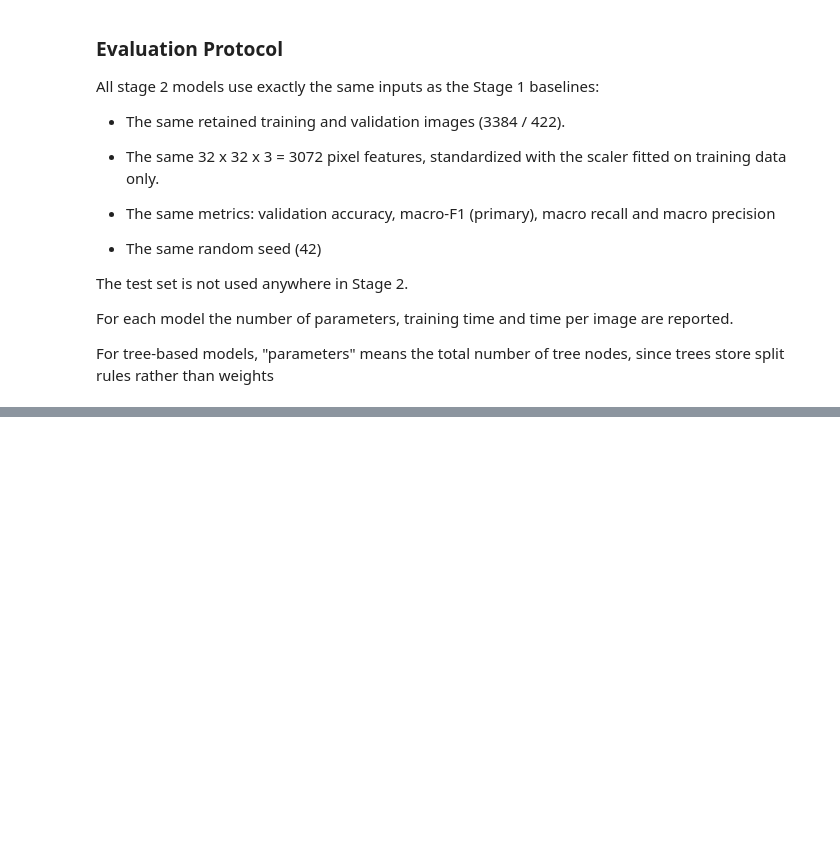
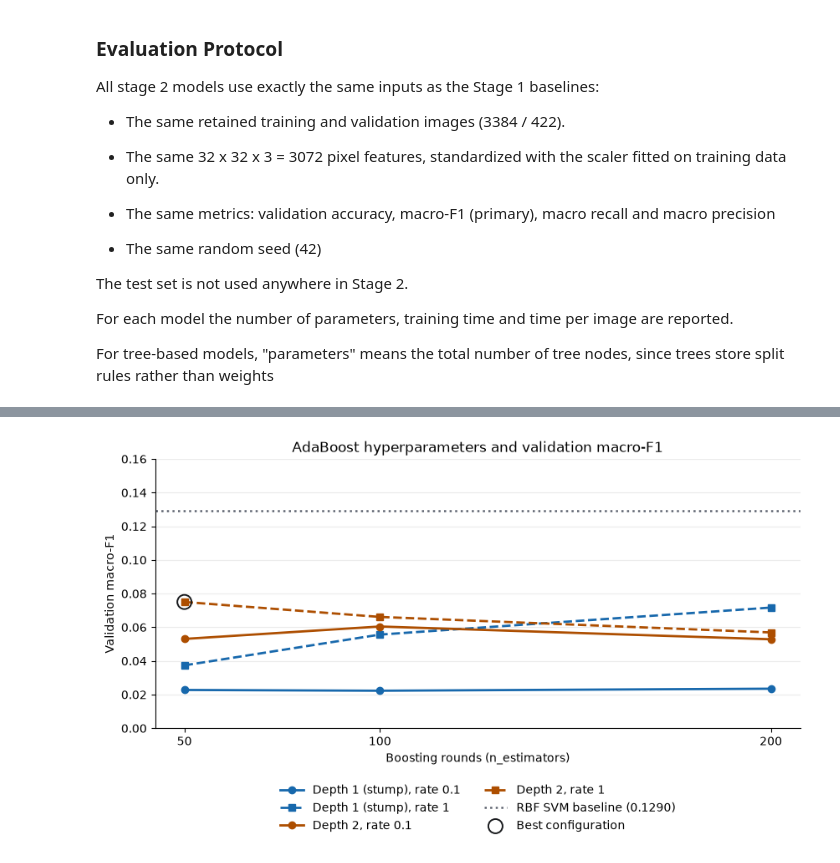
Before and after one commit to lmurariuUWO/DS3000_Project_Group04, a Jupyter notebook: DS3000_Project_Group04.ipynb, the cells around one changed output, grey strips where cells are left out. Saved outputs shown, nothing was run; the diff lists cells and outputs as text; code cells hidden in the pictures; blank space fills up the shorter version.

Commit message:
adaboosting, xgboosting and graphs

```diff
--- a/DS3000_Project_Group04.ipynb
+++ b/DS3000_Project_Group04.ipynb
@@ -787,0 +826,57 @@ Classes in training data: 27
+# %%
+from ast import literal_eval
+import matplotlib.pyplot as plt
+
+
+def plot_boosting_grid(model_name, trials, svm_f1):
+    """Compare validation macro-F1 across the tested boosting settings."""
+    rows = [
+        {**literal_eval(trial["Params"]), "macro_f1": trial["Val Macro F1"]}
+        for trial in trials if trial["Model"] == model_name
+    ]
+    # Rerunning a model cell can append the same settings to trials.
+    scores = pd.DataFrame(rows).drop_duplicates(
+        ["n_estimators", "learning_rate", "max_depth"], keep="last"
+    )
+    fig, ax = plt.subplots(figsize=(8.4, 4.8), layout="constrained")
+    colors = ["#1768AC", "#AD4E00"]
+    markers = ["o", "s"]
+    for (depth, rate), group in scores.groupby(["max_depth", "learning_rate"]):
+        color_index = sorted(scores["max_depth"].unique()).index(depth)
+        rate_index = sorted(scores["learning_rate"].unique()).index(rate)
+        group = group.sort_values("n_estimators")
+        depth_label = "1 (stump)" if depth == 1 else str(depth)
+        ax.plot(
+            group["n_estimators"], group["macro_f1"],
+            color=colors[color_index], marker=markers[rate_index],
+            linestyle=["-", "--"][rate_index], linewidth=2,
+            label=f"Depth {depth_label}, rate {rate:g}",
+        )
+    ax.axhline(svm_f1, color="#5E6470", linestyle=":", linewidth=1.8,
+               label=f"RBF SVM baseline ({svm_f1:.4f})")
+    best = scores.loc[scores["macro_f1"].idxmax()]
+    ax.scatter(best["n_estimators"], best["macro_f1"], s=150,
+               facecolors="none", edgecolors="#17191C", linewidths=1.4,
+               zorder=5, label="Best configuration")
+    ax.set(
+        title=f"{model_name} hyperparameters and validation macro-F1",
+        xlabel="Boosting rounds (n_estimators)",
+        ylabel="Validation macro-F1",
+        xticks=sorted(scores["n_estimators"].unique()),
+        ylim=(0, max(0.16, 1.10 * scores["macro_f1"].max(), 1.10 * svm_f1)),
+    )
+    ax.grid(axis="y", alpha=0.25)
+    ax.spines[["top", "right"]].set_visible(False)
+    ax.legend(loc="upper center", bbox_to_anchor=(0.5, -0.17),
+              ncol=2, frameon=False)
+    return fig
+
+
+svm_f1 = next(
+    row["Val Macro F1"] for row in results if row["Model"] == "SVM (RBF Kernel)"
+)
+
+ada_fig = plot_boosting_grid("AdaBoost", trials, svm_f1)
+plt.show()
+# %% [output]
+[figure, added]
```
Also changed, not shown: parts of 8 cells of this notebook.
